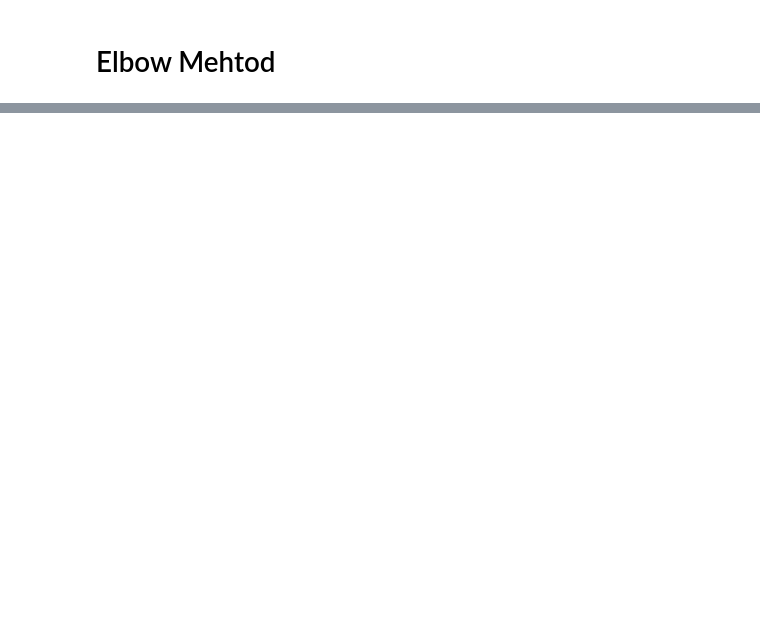
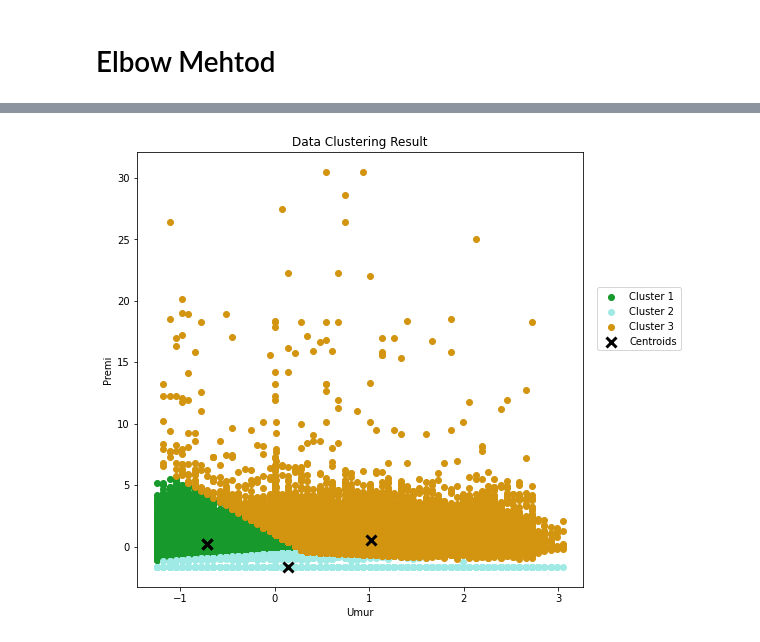
Before and after one commit to arfan21/tubes-1-ml-clustering, a Jupyter notebook: kmean.ipynb, the cells around one changed output, grey strips where cells are left out. Saved outputs shown, nothing was run; the diff lists cells and outputs as text; code cells hidden in the pictures; blank space fills up the shorter version.

```diff
--- a/kmean.ipynb
+++ b/kmean.ipynb
@@ -278,0 +299,8 @@ plt.show()
+# %%
+k = 3
+kmeans = KMeans(k)
+kmeans.fit(selected_data)
+# %%
+showPlot(kmeans, selected_data_col)
+# %% [output]
+[figure, added]
```
Also changed, not shown: parts of 11 cells of this notebook.
